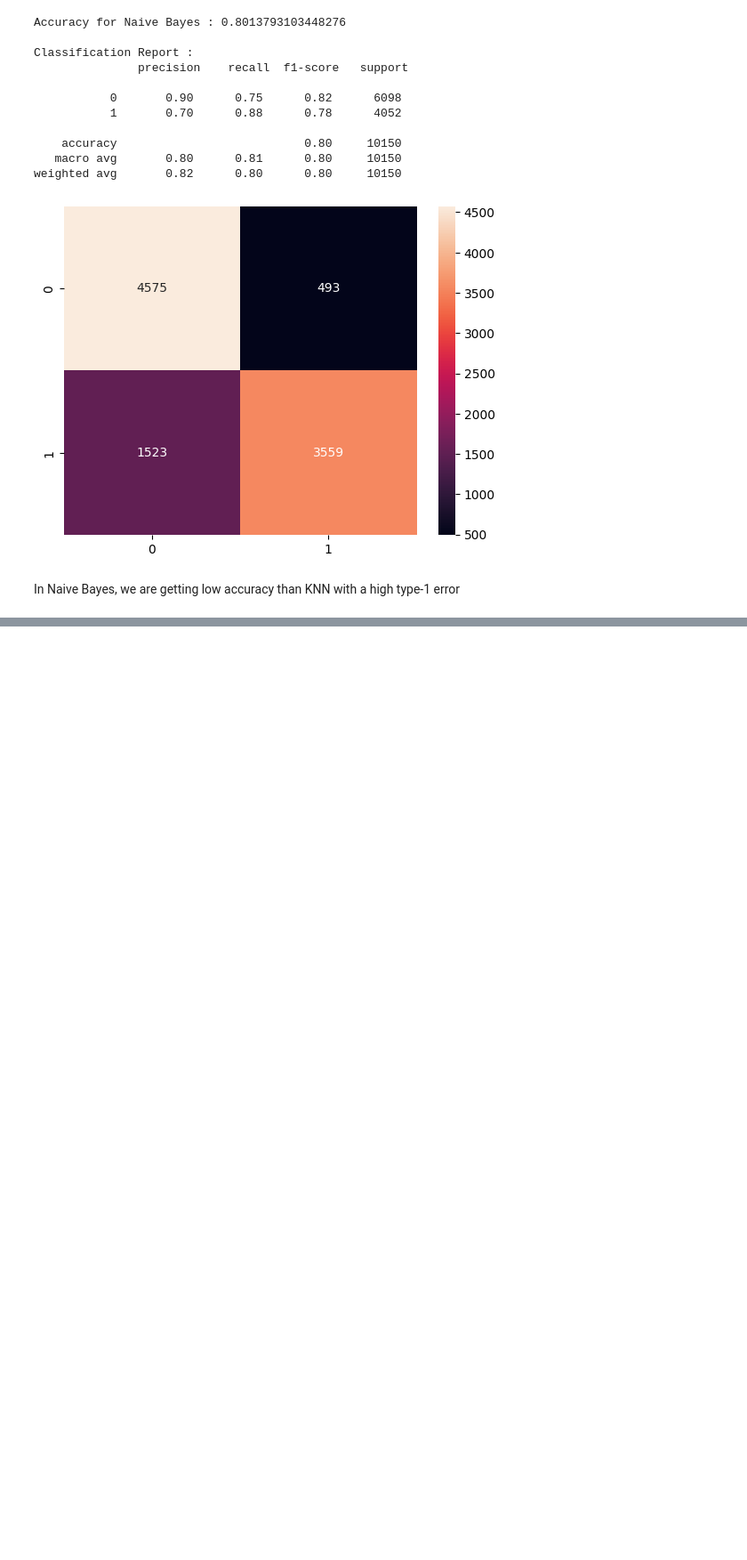
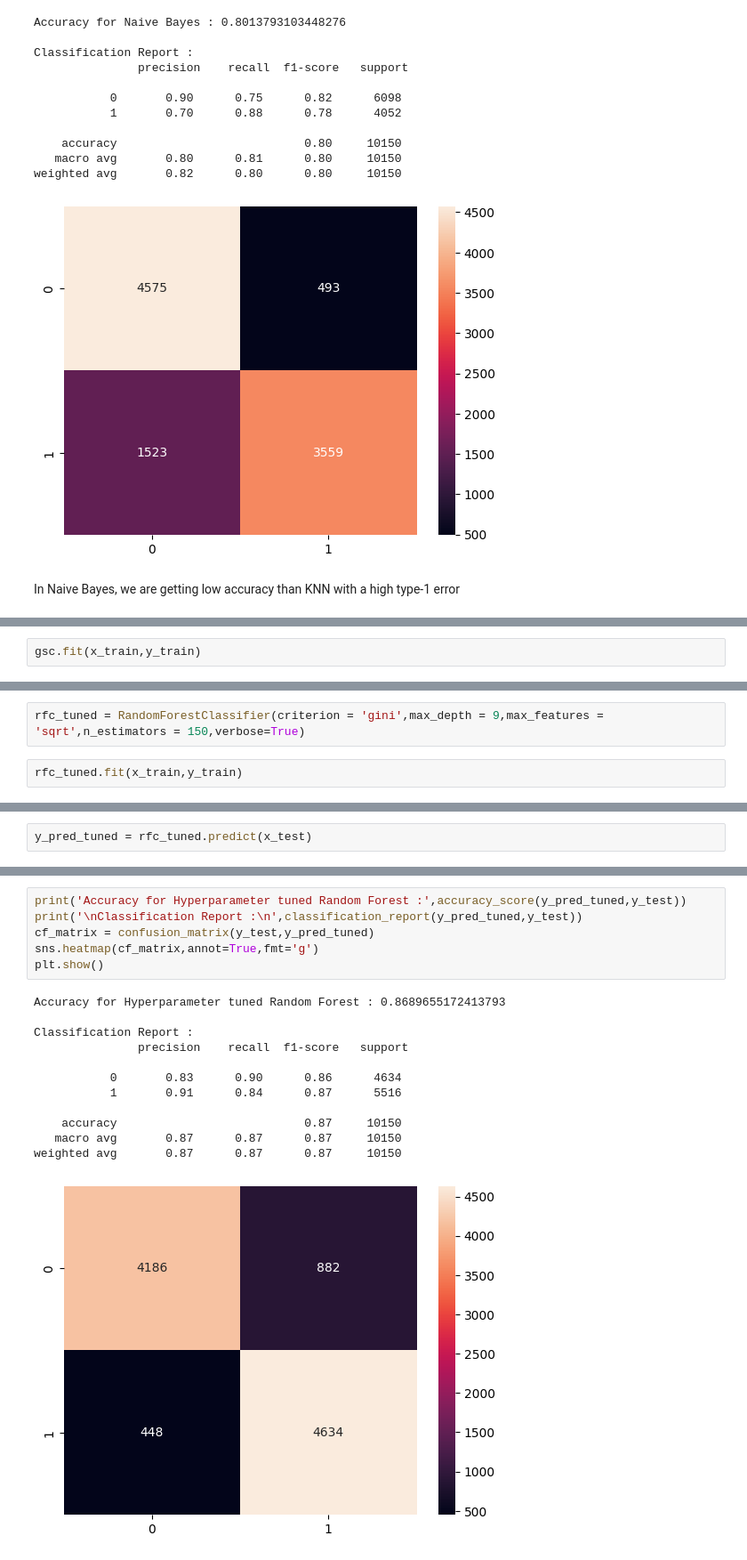
Before and after one commit to AkHiLdEvGoD/Machine-Learning-Algorithms, a Jupyter notebook: Adult_income_KNN.ipynb, the cells around one changed output, grey strips where cells are left out. Shown at 89% size. Saved outputs shown, nothing was run; the diff lists cells and outputs as text; blank space fills up the shorter version.

```diff
--- a/Adult_income_KNN.ipynb
+++ b/Adult_income_KNN.ipynb
@@ -455,0 +503,2 @@ In Naive Bayes, we are getting low accuracy than KNN with a high type-1 error
+# %%
+gsc.fit(x_train,y_train)
@@ -455,0 +538,4 @@ In Naive Bayes, we are getting low accuracy than KNN with a high type-1 error
+# %%
+rfc_tuned = RandomForestClassifier(criterion = 'gini',max_depth = 9,max_features = 'sqrt',n_estimators = 150,verbose=True)
+# %%
+rfc_tuned.fit(x_train,y_train)
@@ -455,0 +545,2 @@ In Naive Bayes, we are getting low accuracy than KNN with a high type-1 error
+# %%
+y_pred_tuned = rfc_tuned.predict(x_test)
@@ -455,0 +549,19 @@ In Naive Bayes, we are getting low accuracy than KNN with a high type-1 error
+# %%
+print('Accuracy for Hyperparameter tuned Random Forest :',accuracy_score(y_pred_tuned,y_test))
+print('\nClassification Report :\n',classification_report(y_pred_tuned,y_test))
+cf_matrix = confusion_matrix(y_test,y_pred_tuned)
+sns.heatmap(cf_matrix,annot=True,fmt='g')
+plt.show()
+# %% [output]
+Accuracy for Hyperparameter tuned Random Forest : 0.8689655172413793
+
+Classification Report :
+               precision    recall  f1-score   support
+
+           0       0.83      0.90      0.86      4634
+           1       0.91      0.84      0.87      5516
+
+    accuracy                           0.87     10150
+   macro avg       0.87      0.87      0.87     10150
+weighted avg       0.87      0.87      0.87     10150
+[figure, added]
```
Also changed, not shown: parts of 13 cells of this notebook.
